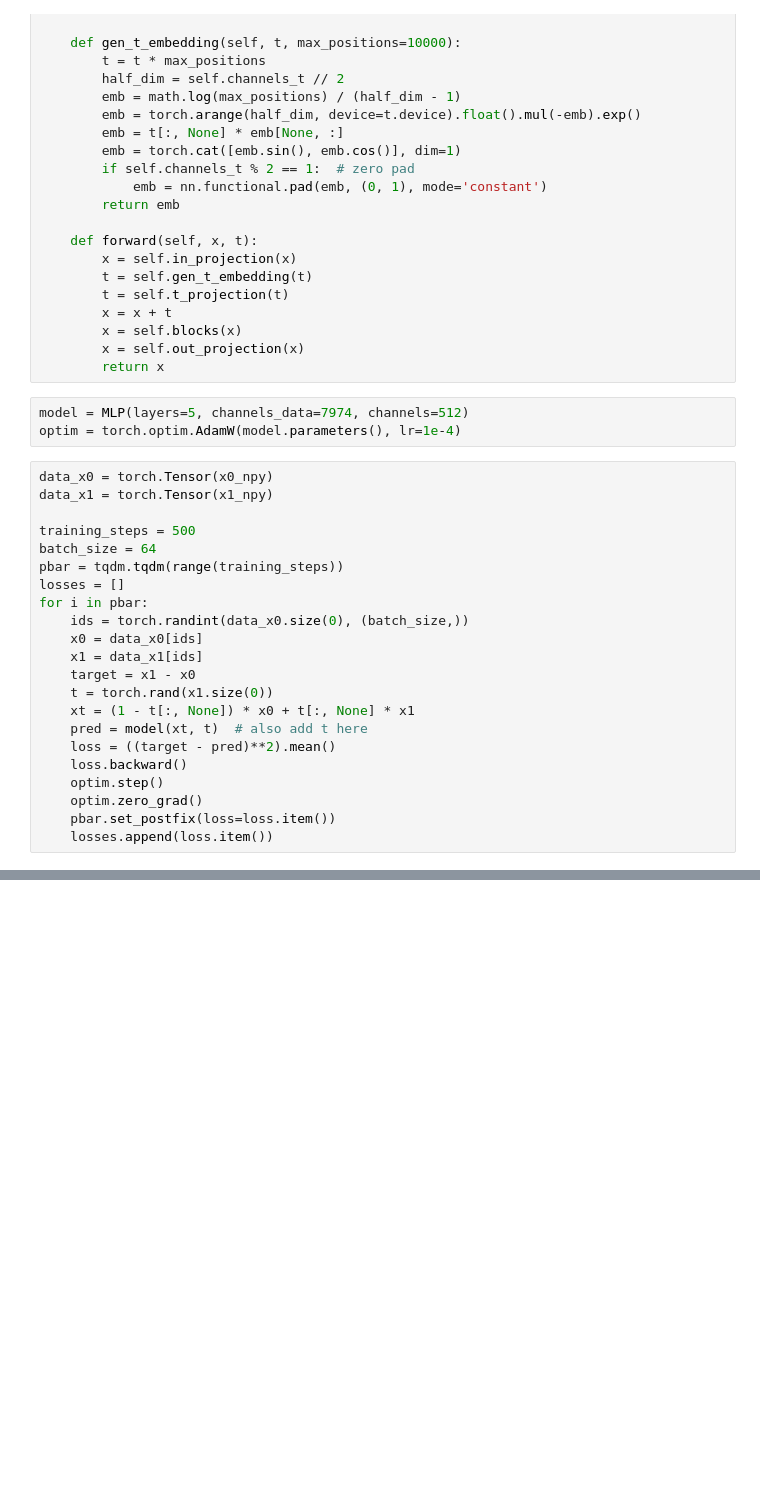
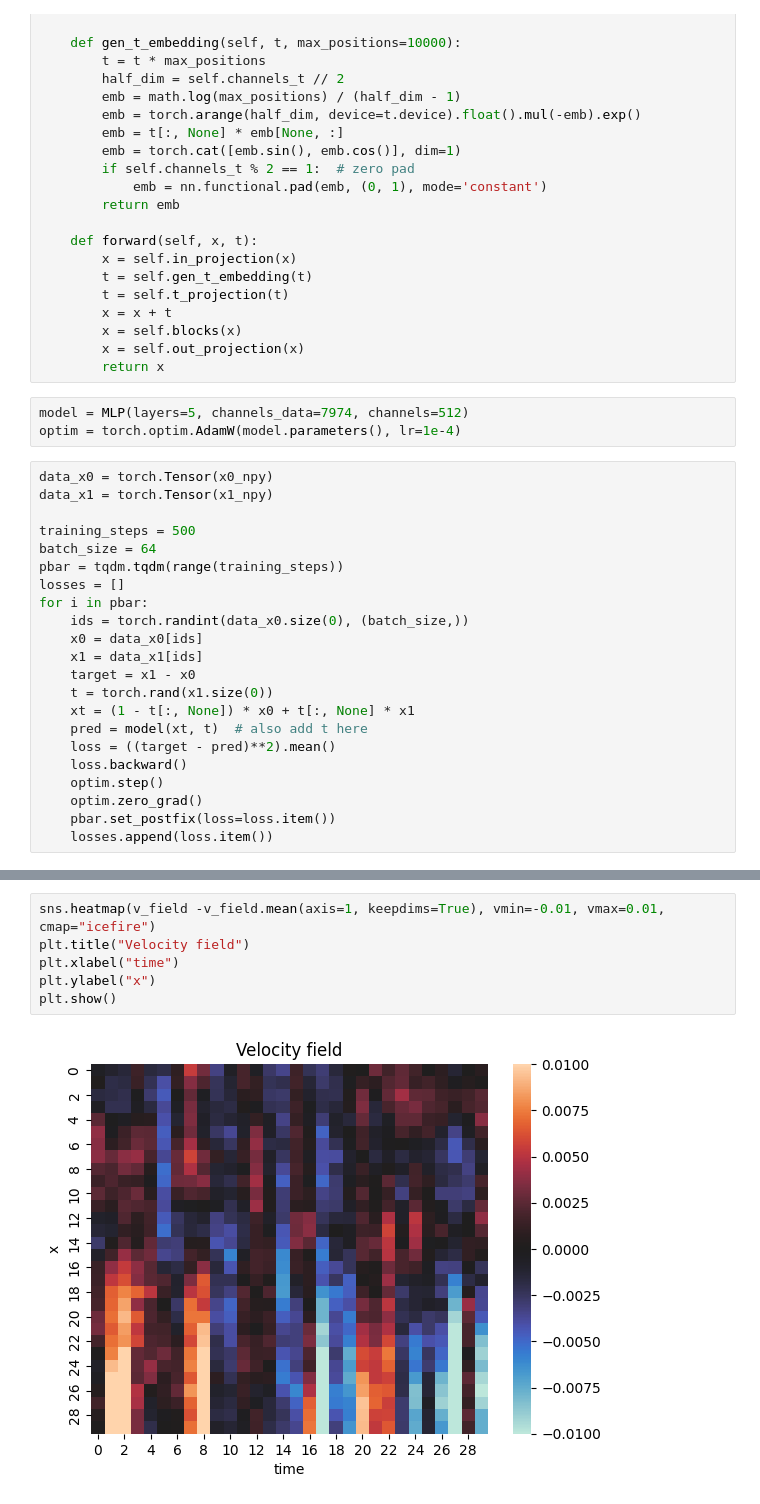
Before and after one commit to SFGLab/FlowMovie, a Jupyter notebook: notebooks/FM_test.ipynb, the cells around one changed output, grey strips where cells are left out. Drawn from its saved outputs; the diff is of its cells as text; blank space fills up the shorter version.

```diff
--- a/notebooks/FM_test.ipynb
+++ b/notebooks/FM_test.ipynb
@@ -83,0 +124,8 @@ plt.show()
+# %%
+sns.heatmap(v_field -v_field.mean(axis=1, keepdims=True), vmin=-0.01, vmax=0.01, cmap="icefire")
+plt.title("Velocity field")
+plt.xlabel("time")
+plt.ylabel("x")
+plt.show()
+# %% [output]
+[figure, added]
```
Also changed, not shown: parts of 7 cells of this notebook, 1 other file.
